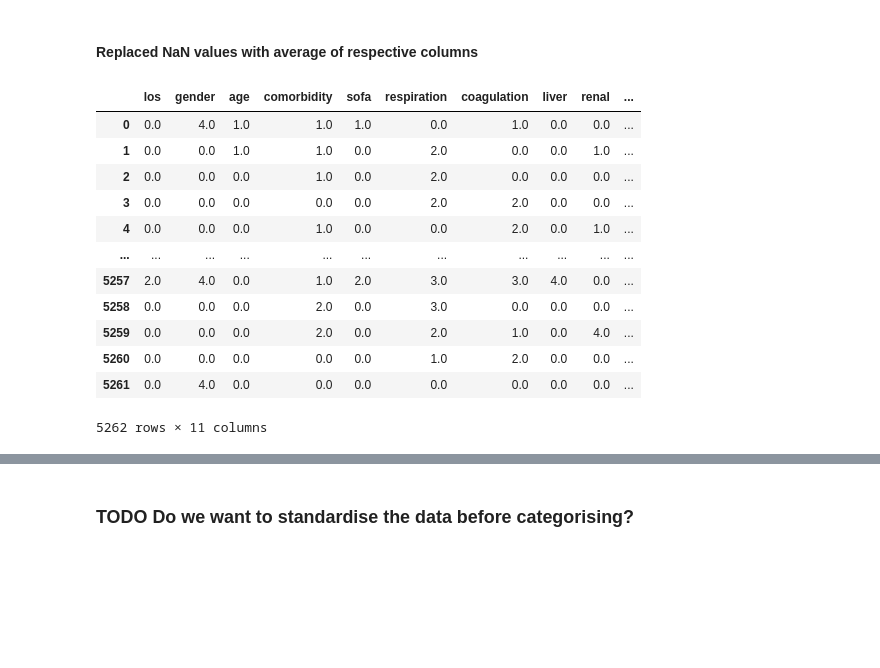
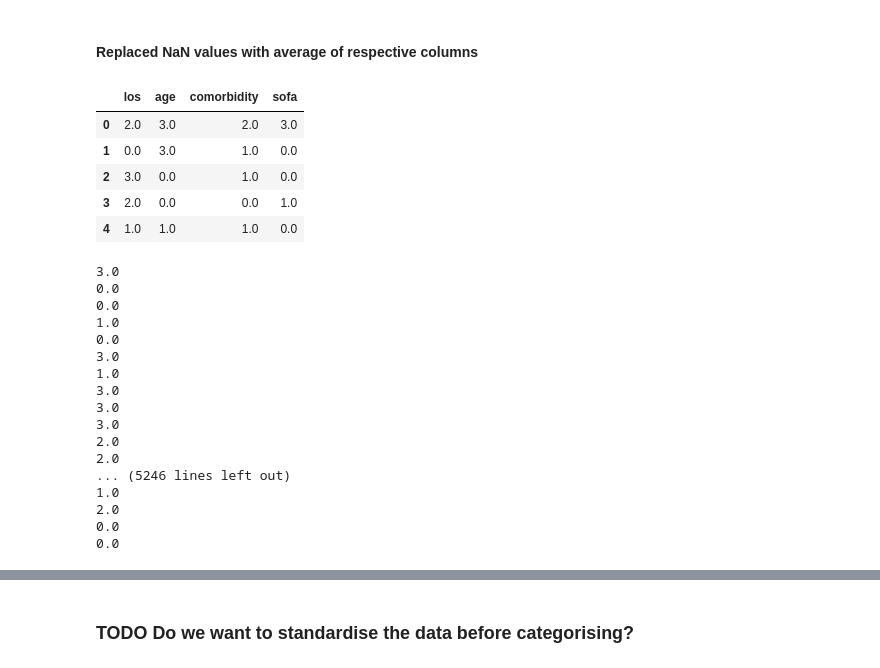
Before and after one commit to BenMarkFrost/LEN_Individual_Project, a Jupyter notebook: Static/kBins.ipynb, the cells around one changed output, grey strips where cells are left out. Saved outputs shown, nothing was run; the diff lists cells and outputs as text; code cells hidden in the pictures; blank space fills up the shorter version.

```diff
--- a/Static/kBins.ipynb
+++ b/Static/kBins.ipynb
@@ -34,4 +36,4 @@ print(f"{mimicDF.shape[0]} rows in df, {rowsWithNaN} containing NaN values")
 5262 rows in df, 4778 containing NaN values
 # %%
 for col in mimicDF:
-    mimicDF[col] = mimicDF[col].fillna(mimicDF[col].mean())
+    mimicDF[col] = mimicDF[col].fillna(mimicDF[col].mode()[0])
@@ -70,24 +97,19 @@ print(f"{mimicDF.shape[0]} rows in df, {rowsWithNaN} containing NaN values")
 5262 rows in df, 0 containing NaN values
 # %% [markdown]
 #### Replaced NaN values with average of respective columns
+# %%
+dataNeedingEncodingDF = mimicDF[['los', 'age', 'comorbidity', 'sofa']]
 # %%
 bins = 5
 
-est = KBinsDiscretizer(n_bins=bins, encode='ordinal', strategy='uniform')
-categorisedDF = pd.DataFrame(data=est.fit_transform(mimicDF), columns=mimicDF.columns)
+est = KBinsDiscretizer(n_bins=bins, encode='ordinal', strategy='quantile')
+categorisedDF = pd.DataFrame(data=est.fit_transform(dataNeedingEncodingDF), columns=dataNeedingEncodingDF.columns)
 # %%
-categorisedDF
+categorisedDF.head()
 # %% [output]
-|  | los | gender | age | comorbidity | sofa | respiration | coagulation | liver | renal | ... |
-| 0 | 0.0 | 4.0 | 1.0 | 1.0 | 1.0 | 0.0 | 1.0 | 0.0 | 0.0 | ... |
-| 1 | 0.0 | 0.0 | 1.0 | 1.0 | 0.0 | 2.0 | 0.0 | 0.0 | 1.0 | ... |
-| 2 | 0.0 | 0.0 | 0.0 | 1.0 | 0.0 | 2.0 | 0.0 | 0.0 | 0.0 | ... |
-| 3 | 0.0 | 0.0 | 0.0 | 0.0 | 0.0 | 2.0 | 2.0 | 0.0 | 0.0 | ... |
-| 4 | 0.0 | 0.0 | 0.0 | 1.0 | 0.0 | 0.0 | 2.0 | 0.0 | 1.0 | ... |
-| ... | ... | ... | ... | ... | ... | ... | ... | ... | ... | ... |
-| 5257 | 2.0 | 4.0 | 0.0 | 1.0 | 2.0 | 3.0 | 3.0 | 4.0 | 0.0 | ... |
-| 5258 | 0.0 | 0.0 | 0.0 | 2.0 | 0.0 | 3.0 | 0.0 | 0.0 | 0.0 | ... |
-| 5259 | 0.0 | 0.0 | 0.0 | 2.0 | 0.0 | 2.0 | 1.0 | 0.0 | 4.0 | ... |
-| 5260 | 0.0 | 0.0 | 0.0 | 0.0 | 0.0 | 1.0 | 2.0 | 0.0 | 0.0 | ... |
-| 5261 | 0.0 | 4.0 | 0.0 | 0.0 | 0.0 | 0.0 | 0.0 | 0.0 | 0.0 | ... |
+|  | los | age | comorbidity | sofa |
+| 0 | 2.0 | 3.0 | 2.0 | 3.0 |
+| 1 | 0.0 | 3.0 | 1.0 | 0.0 |
+| 2 | 3.0 | 0.0 | 1.0 | 0.0 |
+| 3 | 2.0 | 0.0 | 0.0 | 1.0 |
+| 4 | 1.0 | 1.0 | 1.0 | 0.0 |
-5262 rows × 11 columns
@@ -94,3 +118,24 @@ categorisedDF
+# %%
+for i in range(len(categorisedDF['sofa'])):
+    print(categorisedDF['sofa'][i])
+# %% [output]
+3.0
+0.0
+0.0
+1.0
+0.0
+3.0
+1.0
+3.0
+3.0
+3.0
+2.0
+2.0
+... (5246 lines left out)
+1.0
+2.0
+0.0
+0.0
 # %%
 categorisedDF.describe()
 # %% [output]
```
Also changed, not shown: parts of 17 cells of this notebook, 1 other file.
